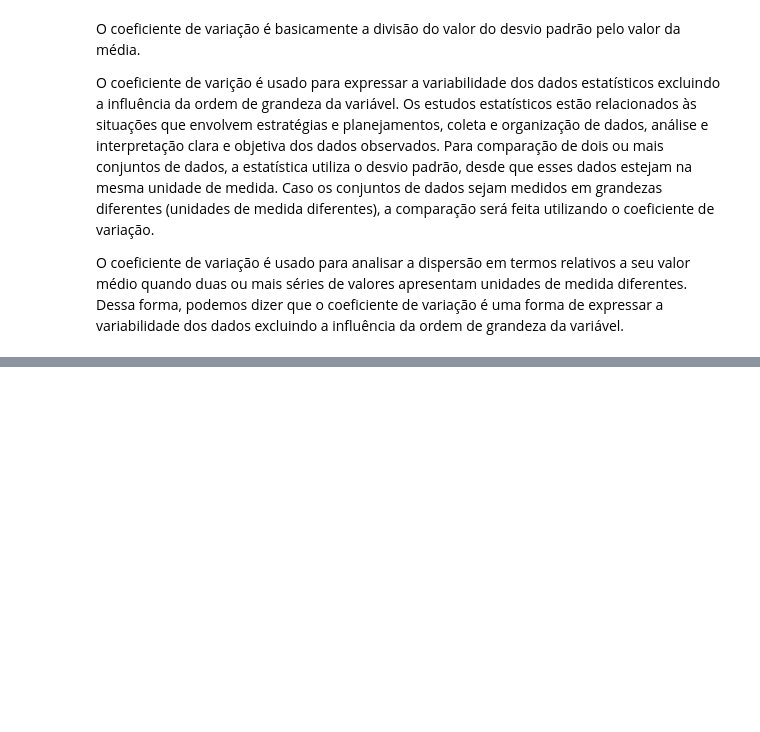
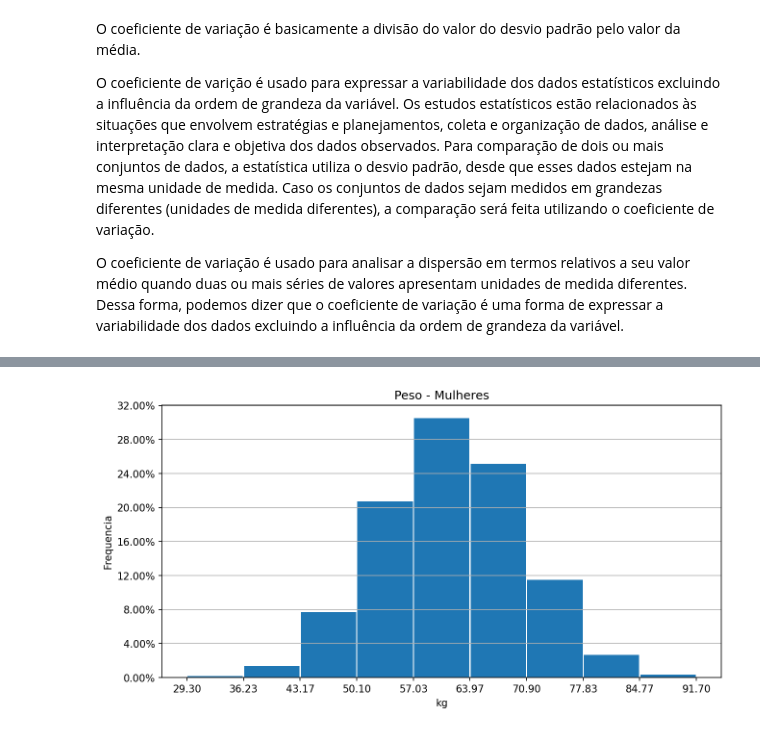
Before and after one commit to leonhardc/Data-Science-e-Machine-Learning-com-Estat-stica-e-Python, a Jupyter notebook: Recursos/07 - Estatistica/01 - Histograma - Vazio.ipynb, the cells around one changed output, grey strips where cells are left out. Saved outputs shown, nothing was run; the diff lists cells and outputs as text; code cells hidden in the pictures; blank space fills up the shorter version.

```diff
--- a/Recursos/07 - Estatistica/01 - Histograma - Vazio.ipynb
+++ b/Recursos/07 - Estatistica/01 - Histograma - Vazio.ipynb
@@ -268,0 +301,9 @@ O coeficiente de variação é usado para analisar a dispersão em termos relati
+# %%
+# selecionar DataSeries dos pesos de cada sexo
+peso_mulheres = data.loc[data["Gender"]=="Female"]["Peso_kg"]
+peso_homens = data.loc[data["Gender"]=="Male"]["Peso_kg"]
+# %%
+# histograma do peso das mulheres
+gera_histograma(peso_mulheres, 9, "Peso - Mulheres", "kg")
+# %% [output]
+[figure, added]
```
Also changed, not shown: parts of 27 cells of this notebook.
